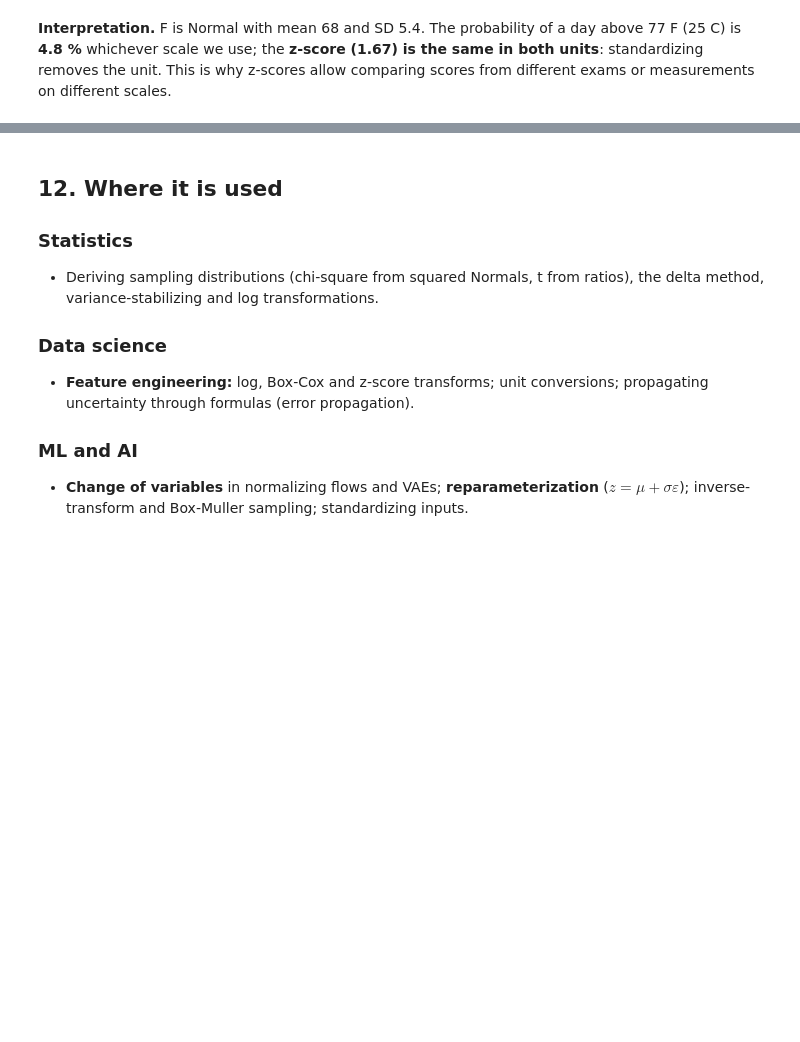
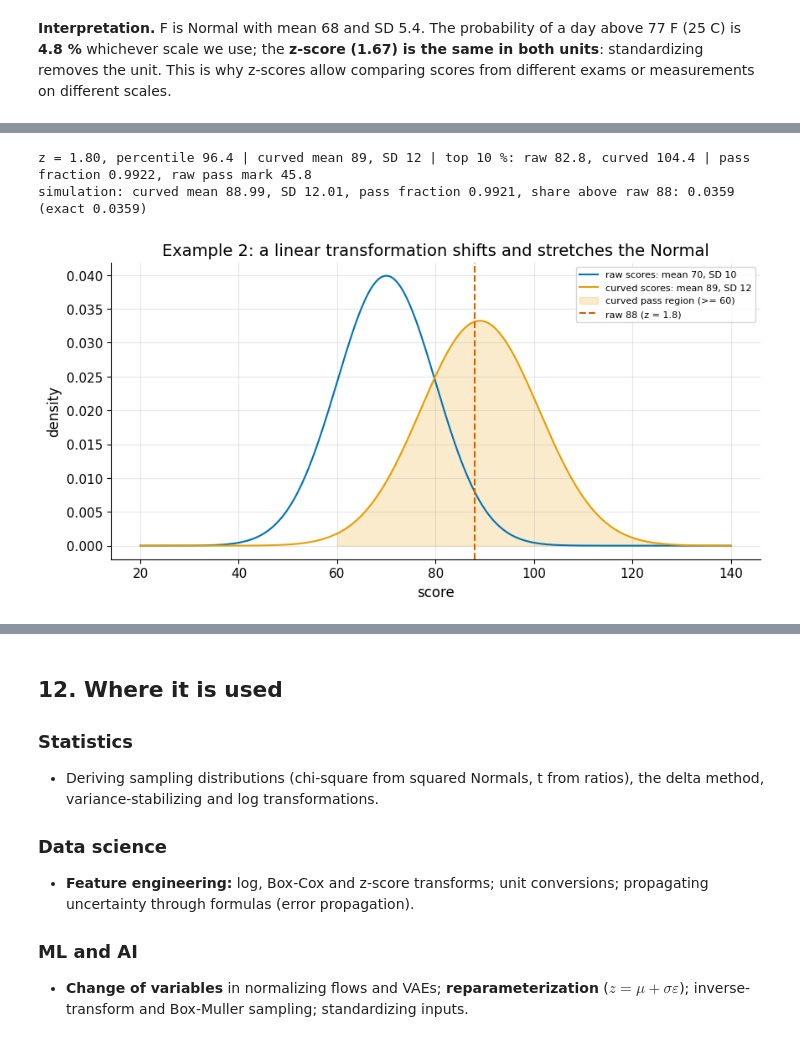
Before and after one commit to AhmedMostafaAttiaaa/distributions-irl, a Jupyter notebook: module_00_foundations/notebooks/00_04_transformations.ipynb, the cells around one changed output, grey strips where cells are left out. Saved outputs shown, nothing was run; the diff lists cells and outputs as text; code cells hidden in the pictures; blank space fills up the shorter version.

Commit message:
module 00 lesson 04: deepen the notebook (plain-words cell, examples 2 and 3, more exercises)

```diff
--- a/module_00_foundations/notebooks/00_04_transformations.ipynb
+++ b/module_00_foundations/notebooks/00_04_transformations.ipynb
@@ -361,0 +393,20 @@ F ~ N(68.0, 5.4^2); P(F > 77) = 0.0478 (simulated 0.0478); z-score of 77 F = 1.6
+# %%
+mu_a, sd_a = 70, 10
+z_a = (88 - mu_a) / sd_a
+mean_y, sd_y = 1.2 * mu_a + 5, 1.2 * sd_a
+raw_top10 = stats.norm.isf(0.10, mu_a, sd_a); cur_top10 = 1.2 * raw_top10 + 5
+pass_frac = stats.norm.sf(60, mean_y, sd_y); raw_pass = (60 - 5) / 1.2
+print(f"z = {z_a:.2f}, percentile {100 * stats.norm.cdf(z_a):.1f} | curved mean {mean_y:.0f}, SD {sd_y:.0f} | top 10 %: raw {raw_top10:.1f}, curved {cur_top10:.1f} | pass fraction {pass_frac:.4f}, raw pass mark {raw_pass:.1f}")
+assert np.isclose(z_a, 1.8) and np.isclose(mean_y, 89) and np.isclose(sd_y, 12) and abs(raw_top10 - 82.82) < 0.01 and abs(pass_frac - 0.992) < 0.001
+scores = np.random.default_rng(21).normal(mu_a, sd_a, 400_000); curved = 1.2 * scores + 5
+print(f"simulation: curved mean {curved.mean():.2f}, SD {curved.std():.2f}, pass fraction {np.mean(curved >= 60):.4f}, share above raw 88: {np.mean(scores > 88):.4f} (exact {stats.norm.sf(88, mu_a, sd_a):.4f})")
+assert abs(curved.mean() - 89) < 0.05 and abs(curved.std() - 12) < 0.05 and abs(np.mean(curved >= 60) - pass_frac) < 0.001
+xs_a = np.linspace(20, 140, 400); fig, ax = plt.subplots(figsize=(10, 4.6))
+ax.plot(xs_a, stats.norm.pdf(xs_a, mu_a, sd_a), color=MAIN, label="raw scores: mean 70, SD 10"); ax.plot(xs_a, stats.norm.pdf(xs_a, mean_y, sd_y), color=SIM, label="curved scores: mean 89, SD 12")
+ax.fill_between(xs_a, 0, stats.norm.pdf(xs_a, mean_y, sd_y), where=xs_a >= 60, color=SIM, alpha=0.2, label="curved pass region (>= 60)"); ax.axvline(88, color=HIGHLIGHT, linestyle="--", label="raw 88 (z = 1.8)")
+ax.set_xlabel("score"); ax.set_ylabel("density"); ax.set_title("Example 2: a linear transformation shifts and stretches the Normal"); ax.legend(fontsize=8)
+plt.show()
+# %% [output]
+z = 1.80, percentile 96.4 | curved mean 89, SD 12 | top 10 %: raw 82.8, curved 104.4 | pass fraction 0.9922, raw pass mark 45.8
+simulation: curved mean 88.99, SD 12.01, pass fraction 0.9921, share above raw 88: 0.0359 (exact 0.0359)
+[figure, added]
```
Also changed, not shown: parts of 11 cells of this notebook.
